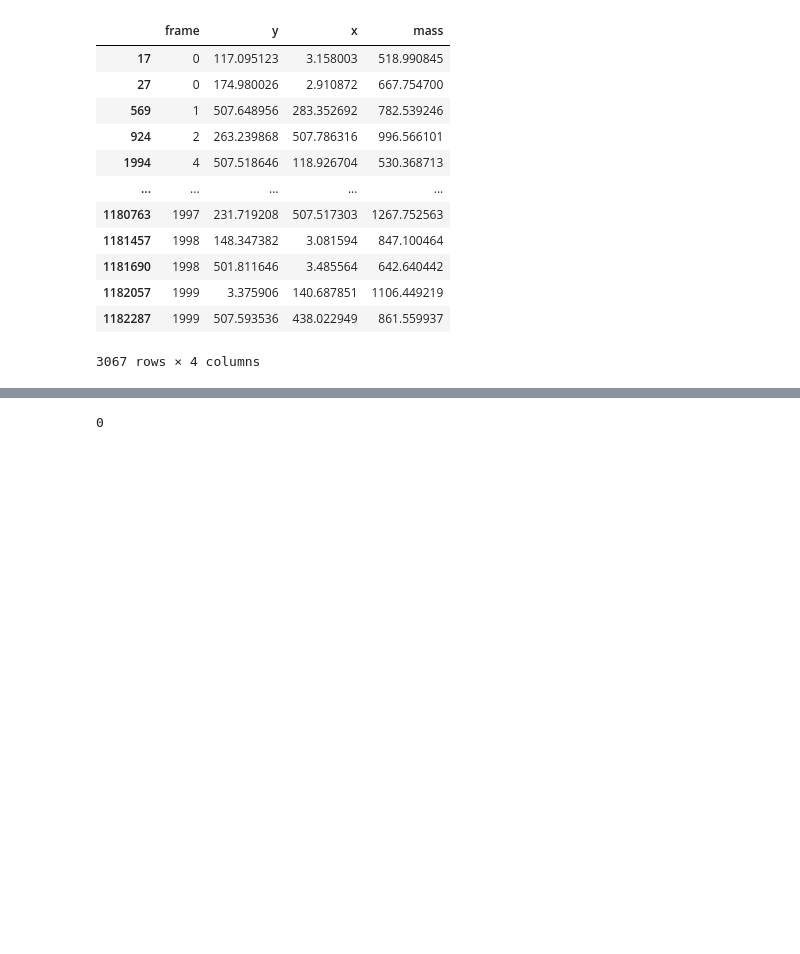
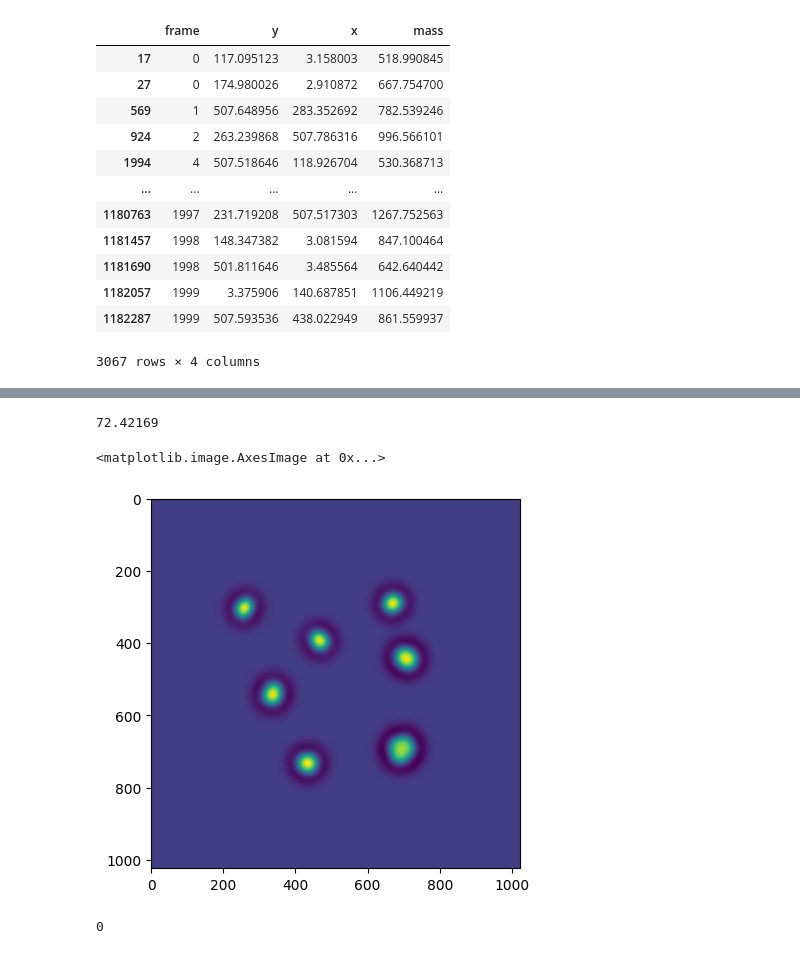
Before and after one commit to amfaber/tracking_optimizations, a Jupyter notebook: gpu-tracking/testing/explore.ipynb, the cells around one changed output, grey strips where cells are left out. Cells and saved outputs as stored; diff of their text form; code cells hidden in the pictures; blank space fills up the shorter version.

```diff
--- a/gpu-tracking/testing/explore.ipynb
+++ b/gpu-tracking/testing/explore.ipynb
@@ -194,3 +283,12 @@ data = data[:, :2]
+# %%
+data.max()
+# %% [output]
+72.42169
+# %%
+plt.imshow(data[:, :, 0])
+# %% [output]
+<matplotlib.image.AxesImage at 0x...>
+[figure, added]
 # %%
 data
 # %% [output]
```
Also changed, not shown: parts of 17 cells of this notebook, 15 other files.
